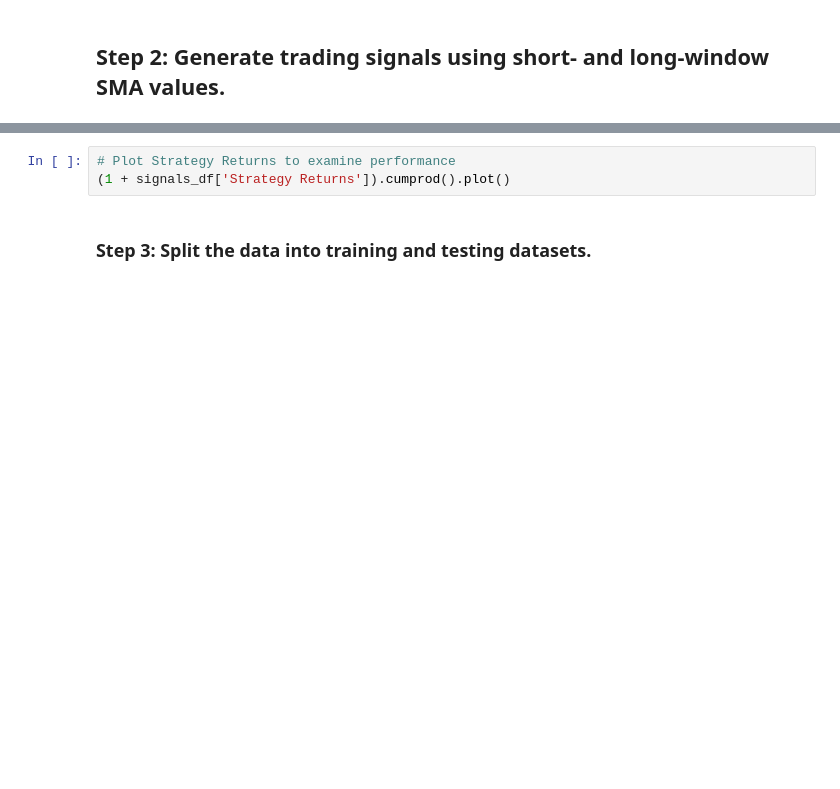
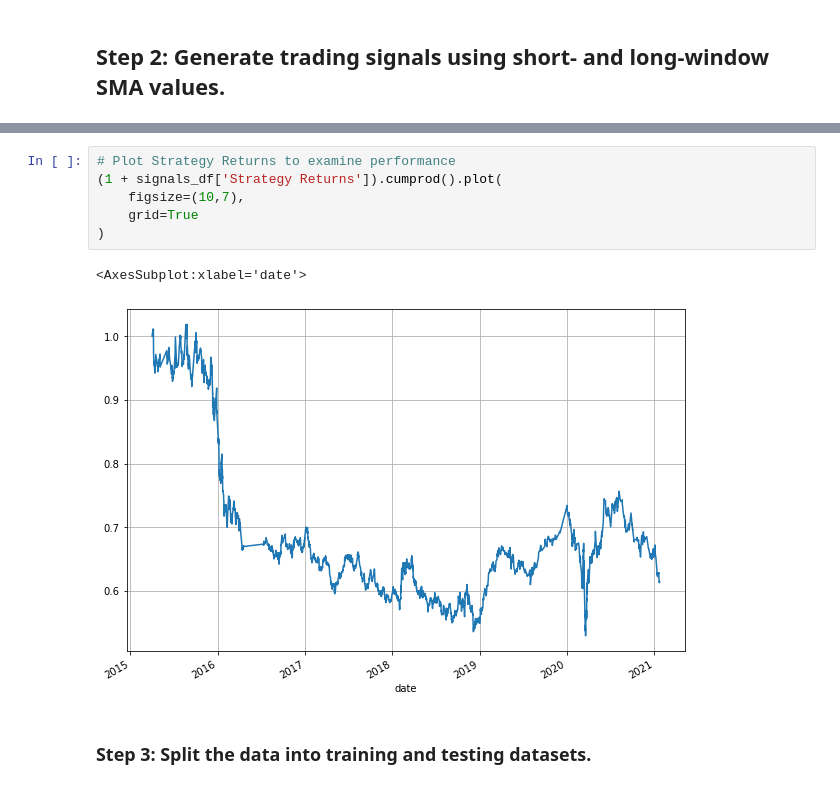
Before and after one commit to cbsandiego/machine_learning_trading, a Jupyter notebook: machine_learning_trading_bot.ipynb, the cells around one changed output, grey strips where cells are left out. Cells and saved outputs as stored; diff of their text form; blank space fills up the shorter version.

```diff
--- a/machine_learning_trading_bot.ipynb
+++ b/machine_learning_trading_bot.ipynb
@@ -150,6 +225,12 @@ display(signals_df.tail())
 # %%
 # Plot Strategy Returns to examine performance
-(1 + signals_df['Strategy Returns']).cumprod().plot()
+(1 + signals_df['Strategy Returns']).cumprod().plot(
+    figsize=(10,7),
+    grid=True
+)
+# %% [output]
+<AxesSubplot:xlabel='date'>
+[figure, added]
 # %% [markdown]
 ### Step 3: Split the data into training and testing datasets.
 # %%
```
Also changed, not shown: parts of 23 cells of this notebook.
